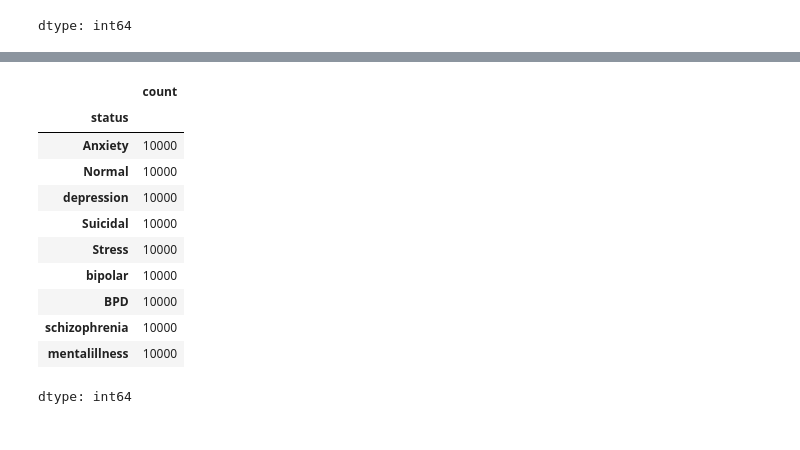
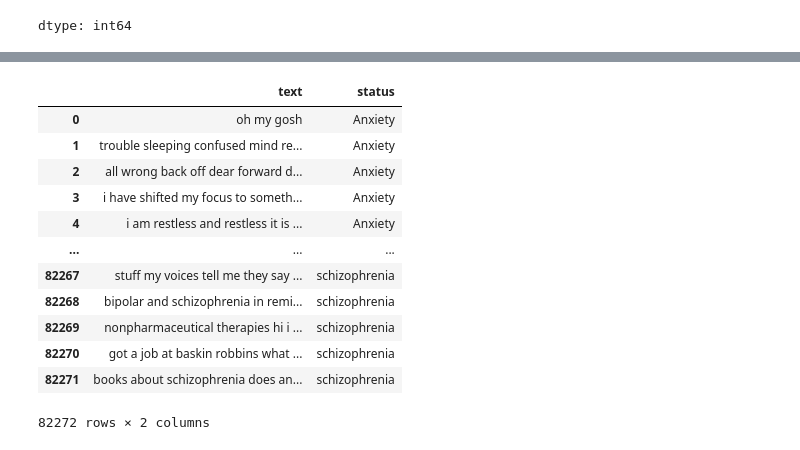
Before and after one commit to opsifiz/AIB5_Emotion-Classification, a Jupyter notebook: archive/create_dataset.ipynb, the cells around one changed output, grey strips where cells are left out. Drawn from its saved outputs; the diff is of its cells as text; code cells hidden in the pictures.

```diff
--- a/archive/create_dataset.ipynb
+++ b/archive/create_dataset.ipynb
@@ -82,4 +86,3 @@ temp['status'].value_counts()
 dtype: int64
 # %%
 temp = temp.reset_index(drop=True)
-temp.fillna('-', inplace=True)
@@ -92,29 +88,0 @@ n
-# %%
-from sklearn.feature_extraction.text import TfidfVectorizer
-from imblearn.over_sampling import SMOTE
-from sklearn.preprocessing import LabelEncoder
-import pandas as pd
-
-# สมมุติว่า df มีคอลัมน์ 'text' และ 'status'
-# df = pd.read_csv("your_file.csv")
-
-# 1. แปลง label (status) เป็นตัวเลข
-le = LabelEncoder()
-temp['label'] = le.fit_transform(temp['status'])
-
-# 2. Vectorize ข้อความ
-vectorizer = TfidfVectorizer(max_features=5000)
-X = vectorizer.fit_transform(temp['text'])
-y = temp['label']
-
-# 3. ใช้ SMOTE เพื่อ balance class ทั้งหมด
-smote = SMOTE(random_state=42)
-X_resampled, y_resampled = smote.fit_resample(X, y)
-
-# 4. แปลงกลับเป็น DataFrame
-resampled_df = pd.DataFrame(X_resampled.toarray(), columns=vectorizer.get_feature_names_out())
-resampled_df['label'] = y_resampled
-resampled_df['status'] = le.inverse_transform(y_resampled)
-
-# ดูจำนวนต่อ class หลัง SMOTE
-print(resampled_df['status'].value_counts())
@@ -133,17 +89,18 @@ Name: count, dtype: int64
-# %%
-resampled_df['status'].value_counts()
-# %% [output]
-|  | count |
-| status |  |
-| Anxiety | 10000 |
-| Normal | 10000 |
-| depression | 10000 |
-| Suicidal | 10000 |
-| Stress | 10000 |
-| bipolar | 10000 |
-| BPD | 10000 |
-| schizophrenia | 10000 |
-| mentalillness | 10000 |
-dtype: int64
+# %%
+temp
+# %% [output]
+|  | text | status |
+| 0 | oh my gosh | Anxiety |
+| 1 | trouble sleeping confused mind re... | Anxiety |
+| 2 | all wrong back off dear forward d... | Anxiety |
+| 3 | i have shifted my focus to someth... | Anxiety |
+| 4 | i am restless and restless it is ... | Anxiety |
+| ... | ... | ... |
+| 82267 | stuff my voices tell me they say ... | schizophrenia |
+| 82268 | bipolar and schizophrenia in remi... | schizophrenia |
+| 82269 | nonpharmaceutical therapies hi i ... | schizophrenia |
+| 82270 | got a job at baskin robbins what ... | schizophrenia |
+| 82271 | books about schizophrenia does an... | schizophrenia |
+82272 rows × 2 columns
 # %%
 temp.to_csv('drive/MyDrive/train_dataset2.csv', index=False)
```
Also changed, not shown: parts of 3 cells of this notebook.
